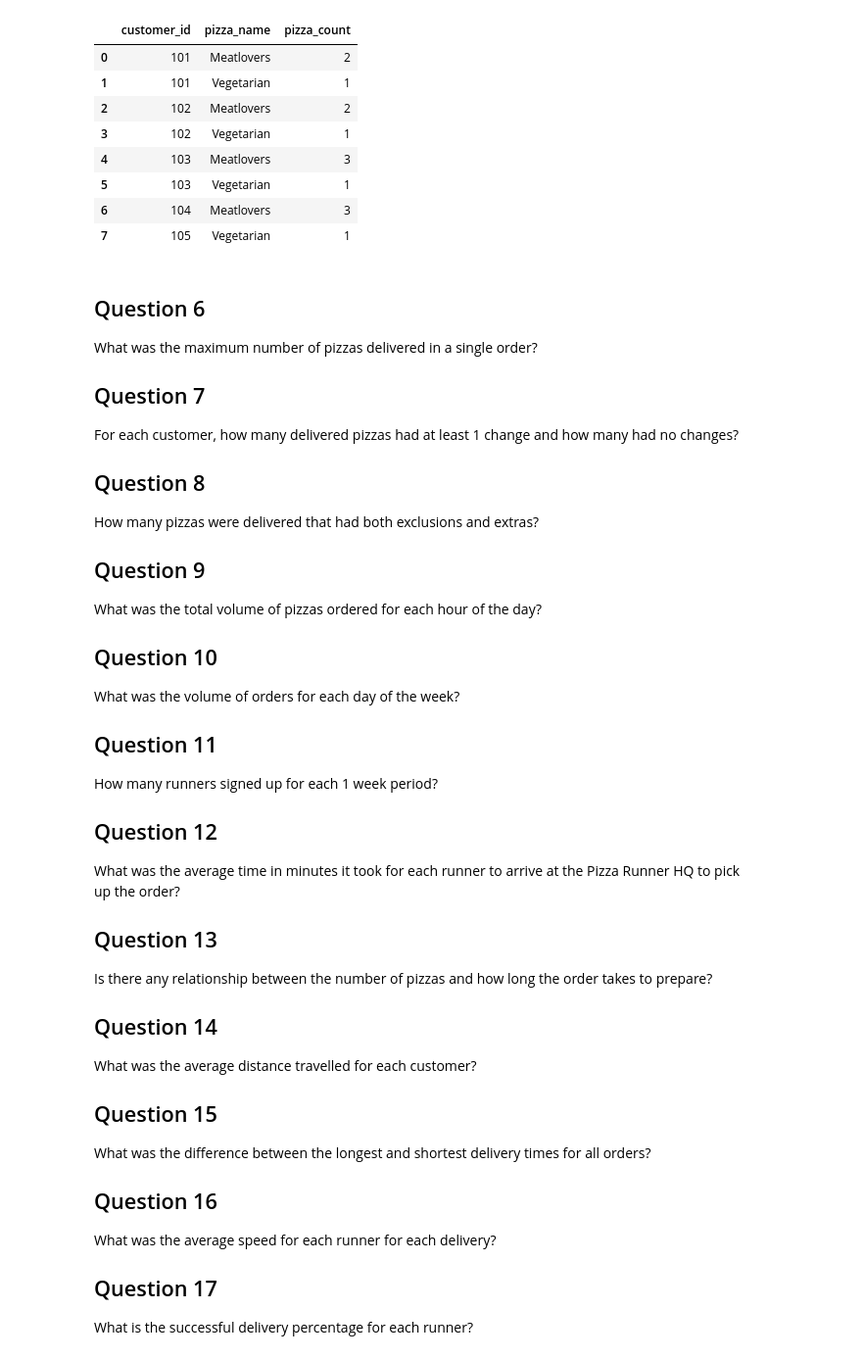
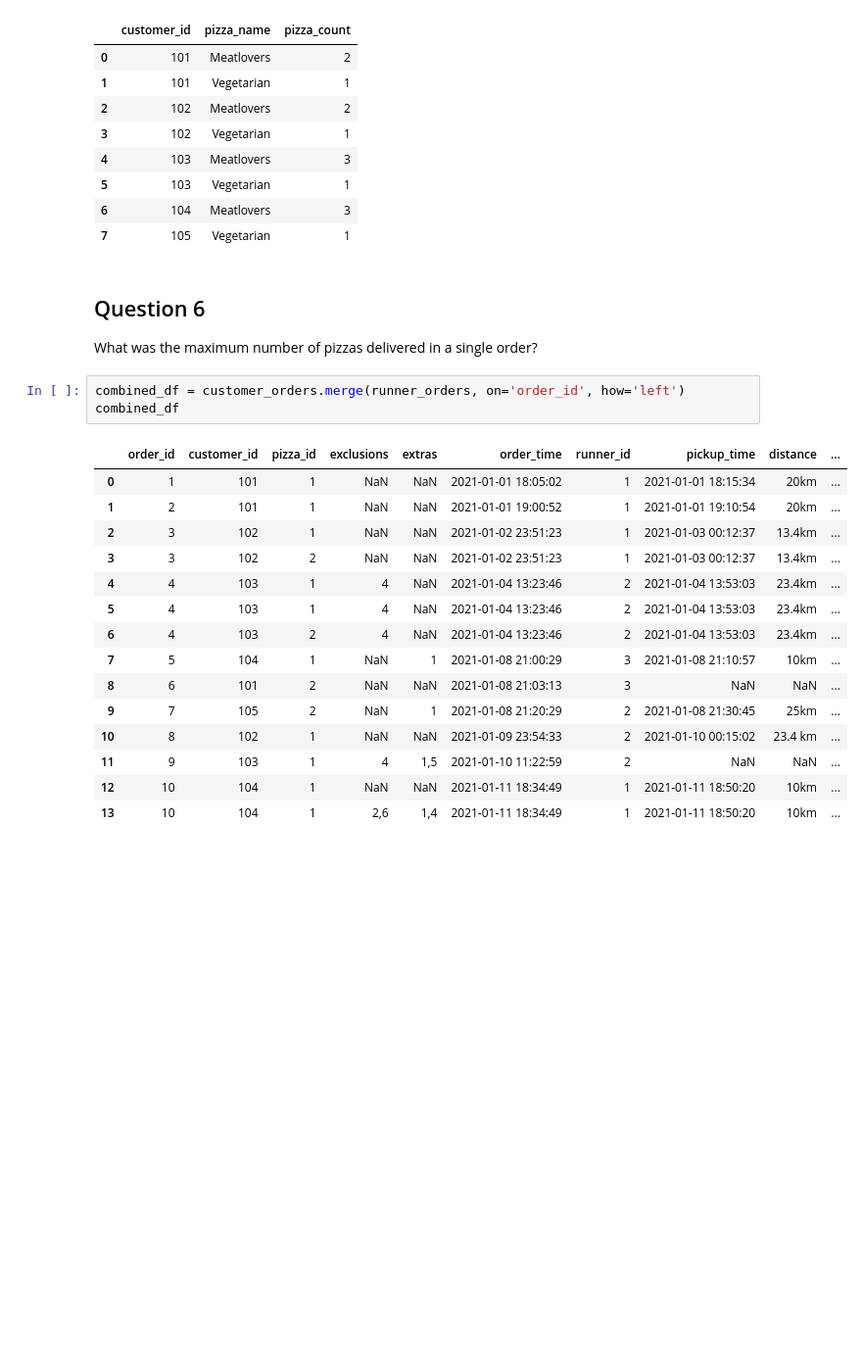
Before and after one commit to SmitaSoniS/8weeksqlchallenge, a Jupyter notebook: 02_pizza_runner/solution/solution.ipynb, the cells around one changed output. Shown at 98% size. Cells and saved outputs as stored; diff of their text form; blank space fills up the shorter version.

```diff
--- a/02_pizza_runner/solution/solution.ipynb
+++ b/02_pizza_runner/solution/solution.ipynb
@@ -147,47 +147,22 @@ result_5
 ## Question 6
 
 What was the maximum number of pizzas delivered in a single order?
-
-## Question 7
-
-For each customer, how many delivered pizzas had at least 1 change and how many had no changes?
-
-## Question 8
-
-How many pizzas were delivered that had both exclusions and extras?
-
-## Question 9
-
-What was the total volume of pizzas ordered for each hour of the day?
-
-## Question 10
-
-What was the volume of orders for each day of the week?
-
-## Question 11
-
-How many runners signed up for each 1 week period?
-
-## Question 12
-
-What was the average time in minutes it took for each runner to arrive at the Pizza Runner HQ to pick up the order?
-
-## Question 13
-
-Is there any relationship between the number of pizzas and how long the order takes to prepare?
-
-## Question 14
-
-What was the average distance travelled for each customer?
-
-## Question 15
-
-What was the difference between the longest and shortest delivery times for all orders?
-
-## Question 16
-
-What was the average speed for each runner for each delivery?
-
-## Question 17
-
-What is the successful delivery percentage for each runner?
+# %%
+combined_df = customer_orders.merge(runner_orders, on='order_id', how='left')
+combined_df
+# %% [output]
+|  | order_id | customer_id | pizza_id | exclusions | extras | order_time | runner_id | pickup_time | distance | ... |
+| 0 | 1 | 101 | 1 | NaN | NaN | 2021-01-01 18:05:02 | 1 | 2021-01-01 18:15:34 | 20km | ... |
+| 1 | 2 | 101 | 1 | NaN | NaN | 2021-01-01 19:00:52 | 1 | 2021-01-01 19:10:54 | 20km | ... |
+| 2 | 3 | 102 | 1 | NaN | NaN | 2021-01-02 23:51:23 | 1 | 2021-01-03 00:12:37 | 13.4km | ... |
+| 3 | 3 | 102 | 2 | NaN | NaN | 2021-01-02 23:51:23 | 1 | 2021-01-03 00:12:37 | 13.4km | ... |
+| 4 | 4 | 103 | 1 | 4 | NaN | 2021-01-04 13:23:46 | 2 | 2021-01-04 13:53:03 | 23.4km | ... |
+| 5 | 4 | 103 | 1 | 4 | NaN | 2021-01-04 13:23:46 | 2 | 2021-01-04 13:53:03 | 23.4km | ... |
+| 6 | 4 | 103 | 2 | 4 | NaN | 2021-01-04 13:23:46 | 2 | 2021-01-04 13:53:03 | 23.4km | ... |
+| 7 | 5 | 104 | 1 | NaN | 1 | 2021-01-08 21:00:29 | 3 | 2021-01-08 21:10:57 | 10km | ... |
+| 8 | 6 | 101 | 2 | NaN | NaN | 2021-01-08 21:03:13 | 3 | NaN | NaN | ... |
+| 9 | 7 | 105 | 2 | NaN | 1 | 2021-01-08 21:20:29 | 2 | 2021-01-08 21:30:45 | 25km | ... |
+| 10 | 8 | 102 | 1 | NaN | NaN | 2021-01-09 23:54:33 | 2 | 2021-01-10 00:15:02 | 23.4 km | ... |
+| 11 | 9 | 103 | 1 | 4 | 1,5 | 2021-01-10 11:22:59 | 2 | NaN | NaN | ... |
+| 12 | 10 | 104 | 1 | NaN | NaN | 2021-01-11 18:34:49 | 1 | 2021-01-11 18:50:20 | 10km | ... |
+| 13 | 10 | 104 | 1 | 2,6 | 1,4 | 2021-01-11 18:34:49 | 1 | 2021-01-11 18:50:20 | 10km | ... |
```
Also changed, not shown: parts of 3 cells of this notebook, 1 other file.
